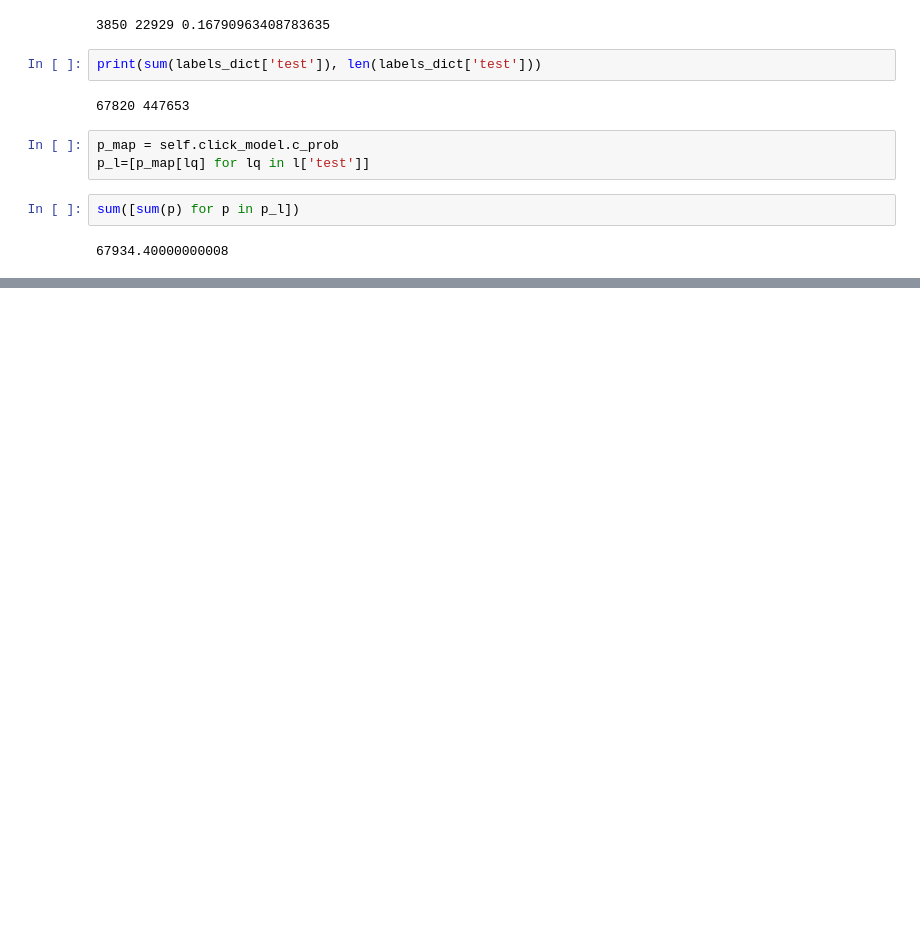
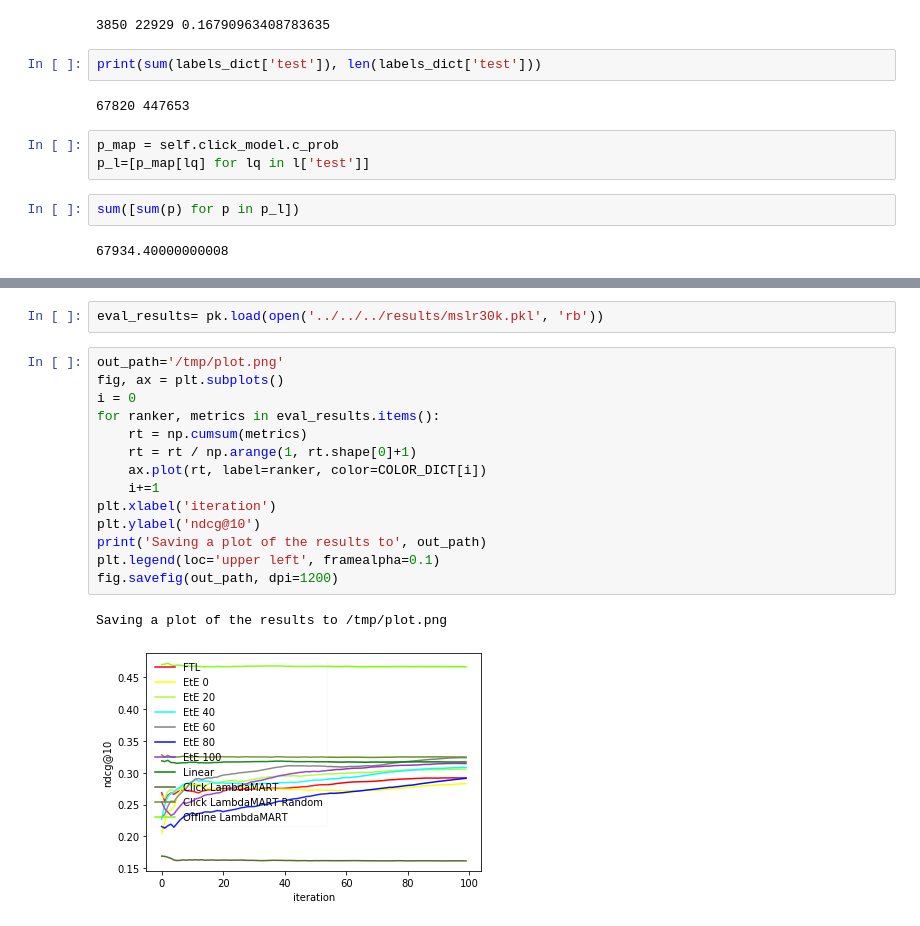
Before and after one commit to chang-li/OnlineLambdaMart, a Jupyter notebook: oltr/utils/notebook/Demo.ipynb, the cells around one changed output, grey strips where cells are left out. Drawn from its saved outputs; the diff is of its cells as text; blank space fills up the shorter version.

```diff
--- a/oltr/utils/notebook/Demo.ipynb
+++ b/oltr/utils/notebook/Demo.ipynb
@@ -226,0 +226,19 @@ queries.query_ids
+# %%
+eval_results= pk.load(open('../../../results/mslr30k.pkl', 'rb'))
+# %%
+out_path='/tmp/plot.png'
+fig, ax = plt.subplots()
+i = 0
+for ranker, metrics in eval_results.items():
+    rt = np.cumsum(metrics)
+    rt = rt / np.arange(1, rt.shape[0]+1)
+    ax.plot(rt, label=ranker, color=COLOR_DICT[i])
+    i+=1
+plt.xlabel('iteration')
+plt.ylabel('ndcg@10')
+print('Saving a plot of the results to', out_path)
+plt.legend(loc='upper left', framealpha=0.1)
+fig.savefig(out_path, dpi=1200)
+# %% [output]
+Saving a plot of the results to /tmp/plot.png
+[figure, added]
```
Also changed, not shown: parts of 4 cells of this notebook, 7 other files.
